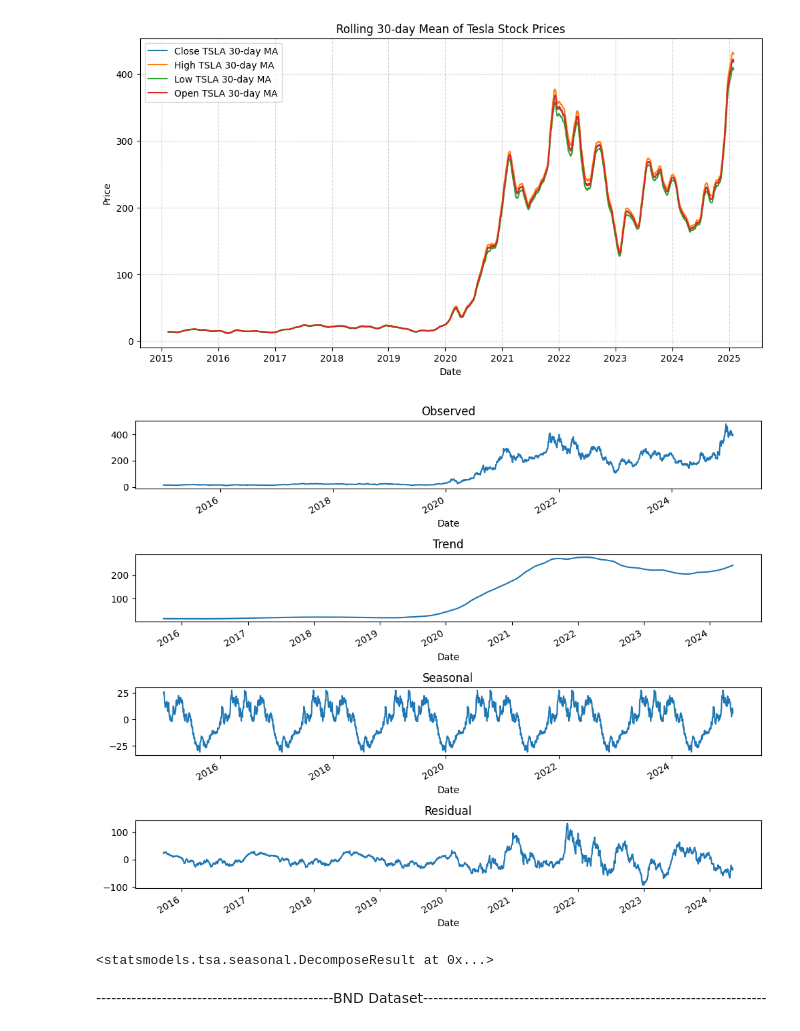
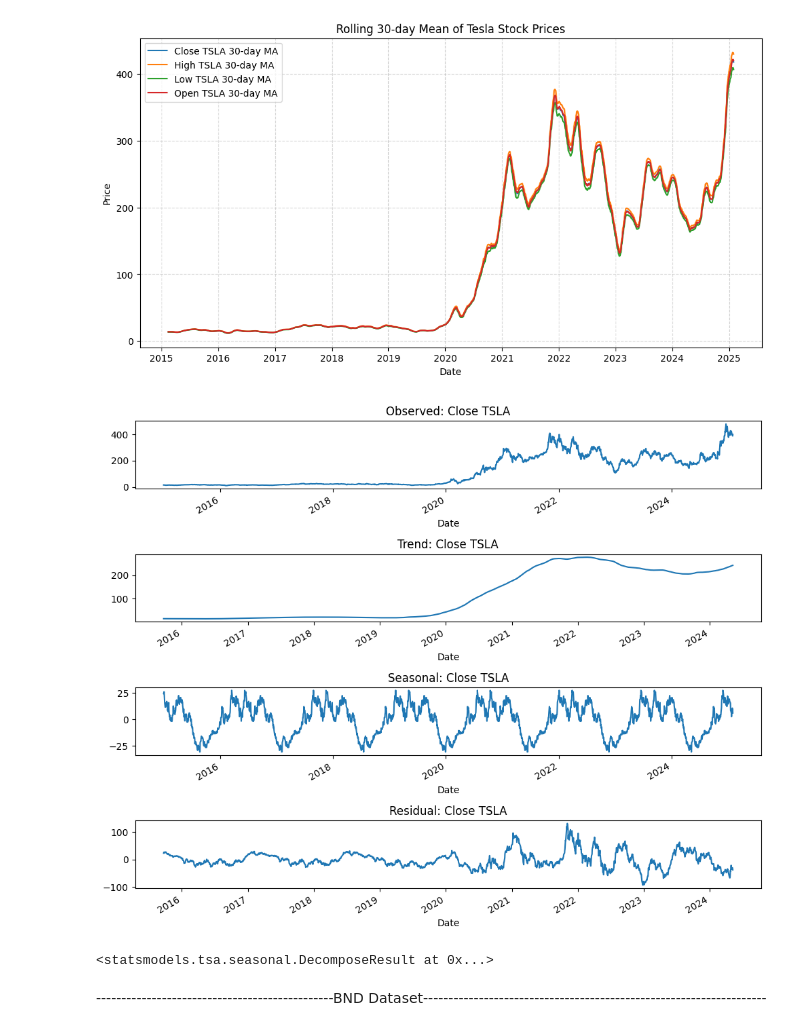
Before and after one commit to Nahom-ketsela/kaim-week-11, a Jupyter notebook: notebook/GMF_analysis.ipynb, the cells around one changed output. Drawn from its saved outputs; the diff is of its cells as text; code cells hidden in the pictures.

```diff
--- a/notebook/GMF_analysis.ipynb
+++ b/notebook/GMF_analysis.ipynb
@@ -149,9 +149,9 @@ gp.plot_rolling_mean(df_TSLA)
 # %% [output]
 [figure]
 # %%
-gp.decompose_time_series(df_TSLA)
+gp.decompose_time_series(df_TSLA, 'Close TSLA')
 # %% [output]
-[figure, old version]
+[figure, new version]
 <statsmodels.tsa.seasonal.DecomposeResult at 0x...>
 # %% [markdown]
 -----------------------------------------------BND Dataset--------------------------------------------------------------------
```
Also changed, not shown: parts of 13 cells of this notebook, 1 other file.
